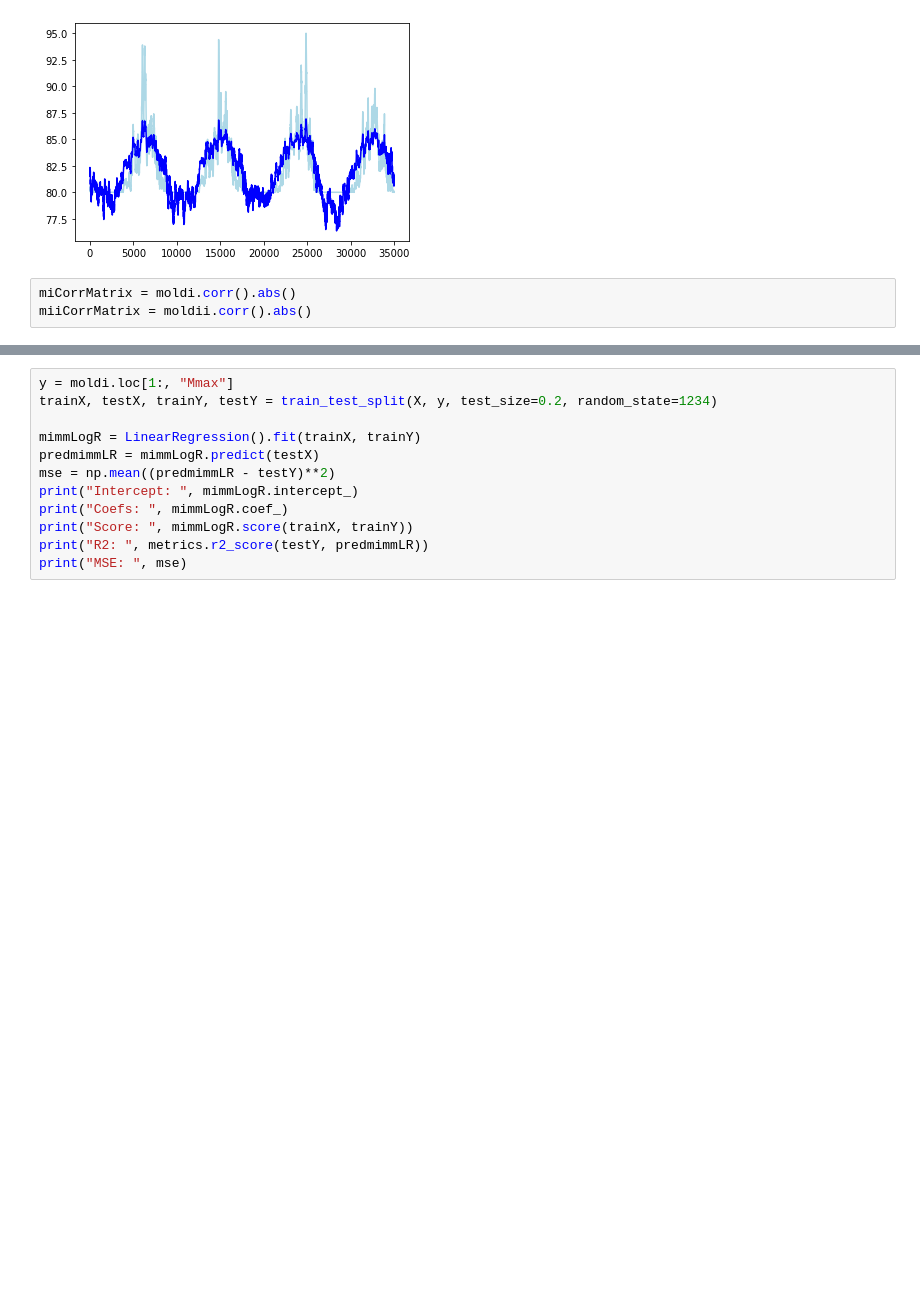
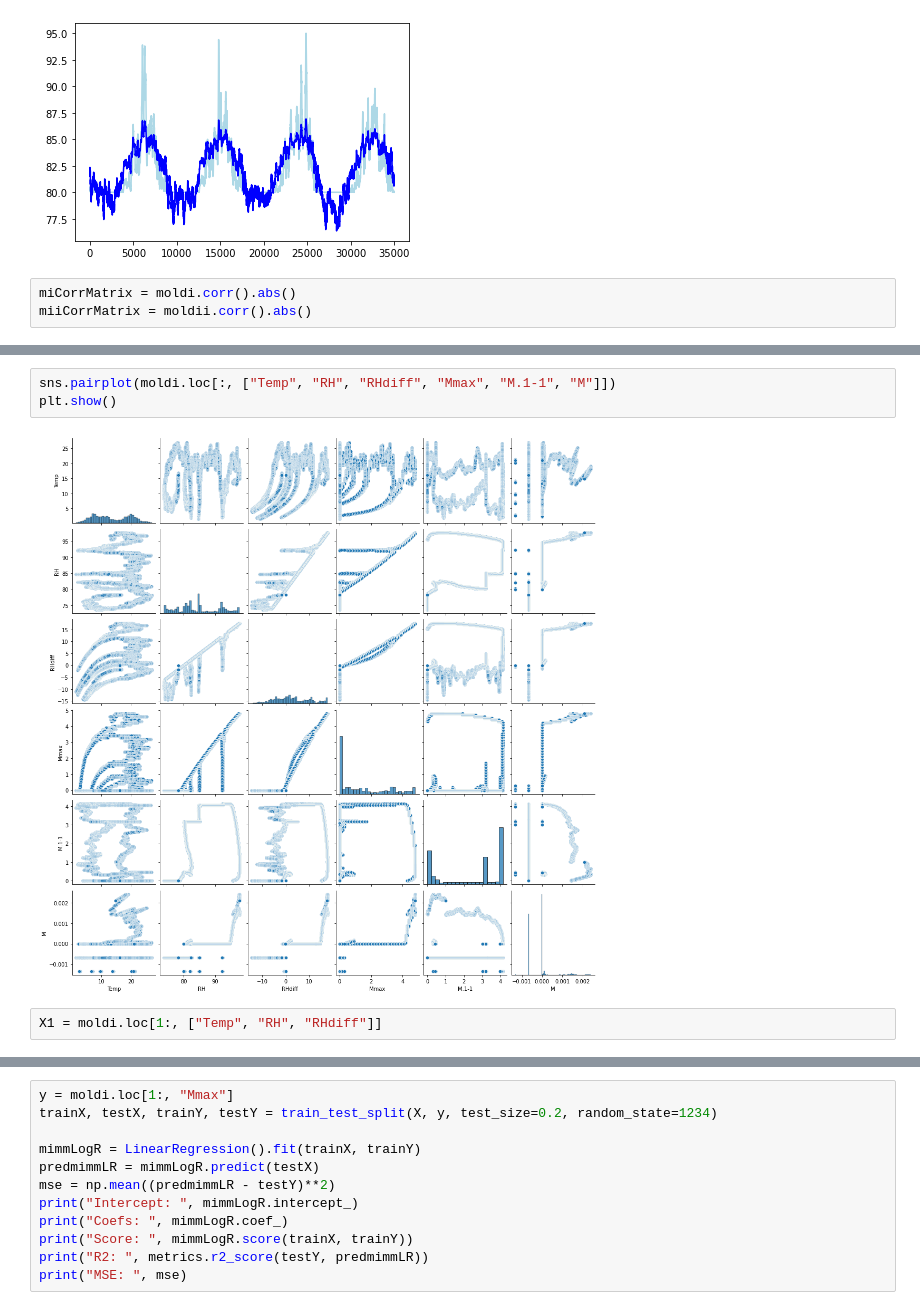
Before and after one commit to kartoffeln2112/mlpy, a Jupyter notebook: mlpyj.ipynb, the cells around one changed output, grey strips where cells are left out. Drawn from its saved outputs; the diff is of its cells as text; blank space fills up the shorter version.

```diff
--- a/mlpyj.ipynb
+++ b/mlpyj.ipynb
@@ -212,0 +224,7 @@ Moldii
+# %%
+sns.pairplot(moldi.loc[:, ["Temp", "RH", "RHdiff", "Mmax", "M.1-1", "M"]])
+plt.show()
+# %% [output]
+[figure, added]
+# %%
+X1 = moldi.loc[1:, ["Temp", "RH", "RHdiff"]]
```
Also changed, not shown: parts of 11 cells of this notebook.
